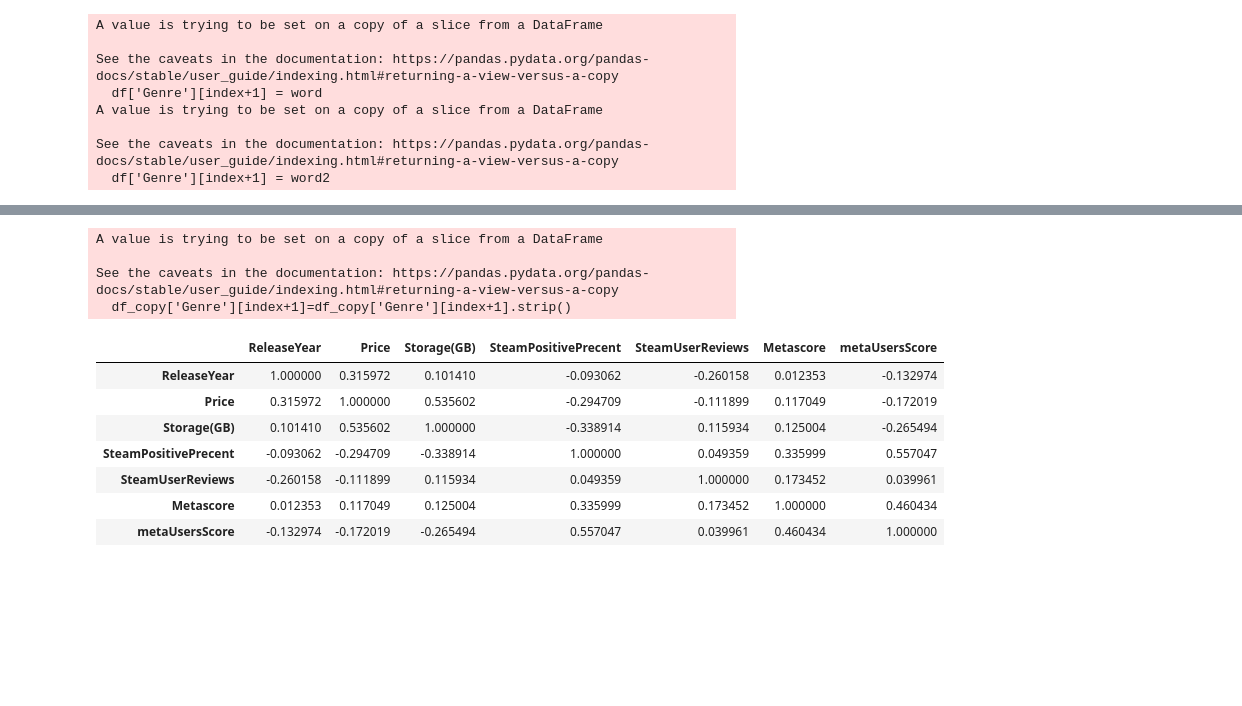
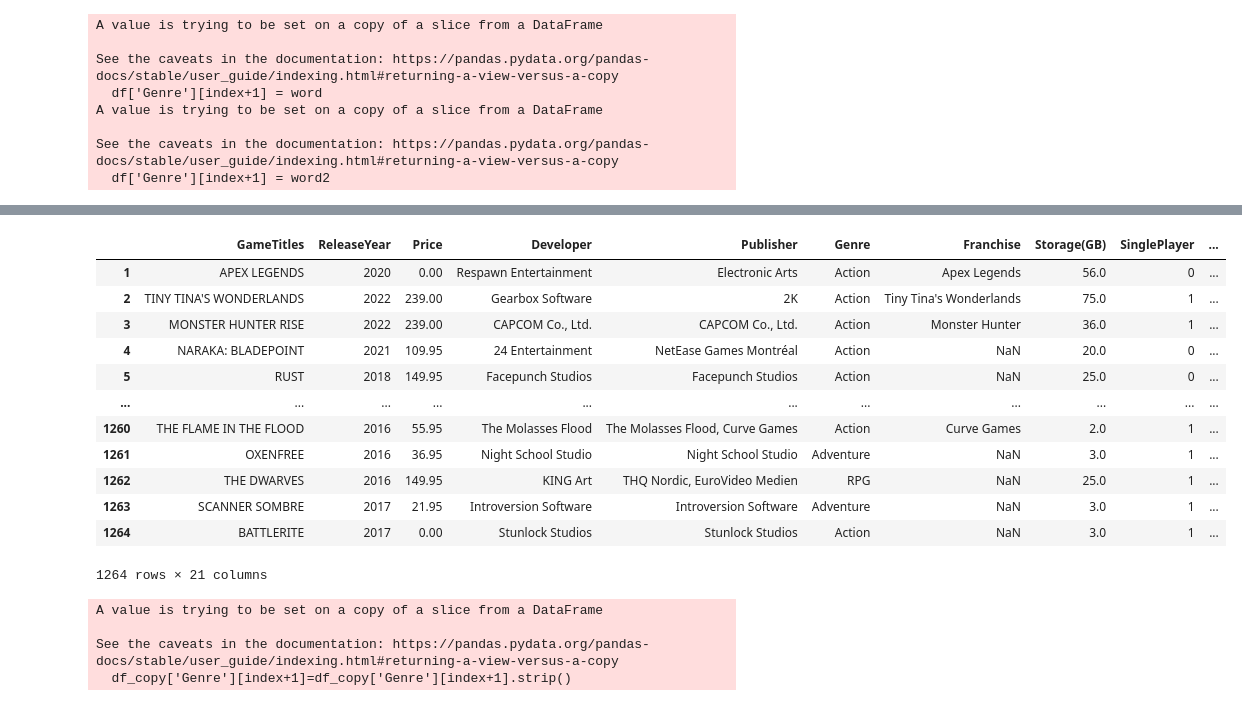
Before and after one commit to liorspidy/GamesGrade.Project, a Jupyter notebook: project.ipynb, the cells around one changed output, grey strips where cells are left out. Saved outputs shown, nothing was run; the diff lists cells and outputs as text; code cells hidden in the pictures; blank space fills up the shorter version.

```diff
--- a/project.ipynb
+++ b/project.ipynb
@@ -457,17 +596,35 @@ df_copy.index+=1
 # %%
 
 #creating a df copy and removing NaN:
 df_copy = df_copy[df_copy['metaUsersScore'].notna()]
+df_copy = df_copy[df_copy['Metascore'].notna()]
 df_copy = df_copy[df_copy.Metascore != 'None']
 df_copy = df_copy[df_copy.Metascore != 'Noe']
 df_copy = df_copy[df_copy.Metascore != '']
 df_copy = df_copy[df_copy['Storage(GB)'] != 0]
 df_copy = df_copy[df_copy['ReleaseYear'] >= 1900]
-df_copy = df_copy[df_copy['Storage(GB)'] <= 300]
+df_copy = df_copy[df_copy['Storage(GB)'] <= 1000]
+df_copy = df_copy[df_copy['SteamPositivePrecent'] > 65]
 df_copy = df_copy.drop_duplicates(subset='GameTitles')
 df_copy = df_copy.reset_index()
-df_copy = df_copy.drop(columns=['index'])
+df_copy = df_copy.drop(columns=['index','meta_metaScore'])
 df_copy.index+=1
+
+df_copy
+# %% [output]
+|  | GameTitles | ReleaseYear | Price | Developer | Publisher | Genre | Franchise | Storage(GB) | SinglePlayer | ... |
+| 1 | APEX LEGENDS | 2020 | 0.00 | Respawn Entertainment | Electronic Arts | Action | Apex Legends | 56.0 | 0 | ... |
+| 2 | TINY TINA'S WONDERLANDS | 2022 | 239.00 | Gearbox Software | 2K | Action | Tiny Tina's Wonderlands | 75.0 | 1 | ... |
+| 3 | MONSTER HUNTER RISE | 2022 | 239.00 | CAPCOM Co., Ltd. | CAPCOM Co., Ltd. | Action | Monster Hunter | 36.0 | 1 | ... |
+| 4 | NARAKA: BLADEPOINT | 2021 | 109.95 | 24 Entertainment | NetEase Games Montréal | Action | NaN | 20.0 | 0 | ... |
+| 5 | RUST | 2018 | 149.95 | Facepunch Studios | Facepunch Studios | Action | NaN | 25.0 | 0 | ... |
+| ... | ... | ... | ... | ... | ... | ... | ... | ... | ... | ... |
+| 1260 | THE FLAME IN THE FLOOD | 2016 | 55.95 | The Molasses Flood | The Molasses Flood, Curve Games | Action | Curve Games | 2.0 | 1 | ... |
+| 1261 | OXENFREE | 2016 | 36.95 | Night School Studio | Night School Studio | Adventure | NaN | 3.0 | 1 | ... |
+| 1262 | THE DWARVES | 2016 | 149.95 | KING Art | THQ Nordic, EuroVideo Medien | RPG | NaN | 25.0 | 1 | ... |
+| 1263 | SCANNER SOMBRE | 2017 | 21.95 | Introversion Software | Introversion Software | Adventure | NaN | 3.0 | 1 | ... |
+| 1264 | BATTLERITE | 2017 | 0.00 | Stunlock Studios | Stunlock Studios | Action | NaN | 3.0 | 1 | ... |
+1264 rows × 21 columns
 # %%
 df_copy['Metascore'] = df_copy['Metascore'].astype(int)
 df_copy['Genre'] = df_copy['Genre'].astype(str)
@@ -479,14 +638,3 @@ A value is trying to be set on a copy of a slice from a DataFrame
 
 See the caveats in the documentation: https://pandas.pydata.org/pandas-docs/stable/user_guide/indexing.html#returning-a-view-versus-a-copy
   df_copy['Genre'][index+1]=df_copy['Genre'][index+1].strip()
-# %%
-df_copy.corr(method ='pearson')
-# %% [output]
-|  | ReleaseYear | Price | Storage(GB) | SteamPositivePrecent | SteamUserReviews | Metascore | metaUsersScore |
-| ReleaseYear | 1.000000 | 0.315972 | 0.101410 | -0.093062 | -0.260158 | 0.012353 | -0.132974 |
-| Price | 0.315972 | 1.000000 | 0.535602 | -0.294709 | -0.111899 | 0.117049 | -0.172019 |
-| Storage(GB) | 0.101410 | 0.535602 | 1.000000 | -0.338914 | 0.115934 | 0.125004 | -0.265494 |
-| SteamPositivePrecent | -0.093062 | -0.294709 | -0.338914 | 1.000000 | 0.049359 | 0.335999 | 0.557047 |
-| SteamUserReviews | -0.260158 | -0.111899 | 0.115934 | 0.049359 | 1.000000 | 0.173452 | 0.039961 |
-| Metascore | 0.012353 | 0.117049 | 0.125004 | 0.335999 | 0.173452 | 1.000000 | 0.460434 |
-| metaUsersScore | -0.132974 | -0.172019 | -0.265494 | 0.557047 | 0.039961 | 0.460434 | 1.000000 |
```
Also changed, not shown: parts of 25 cells of this notebook.
